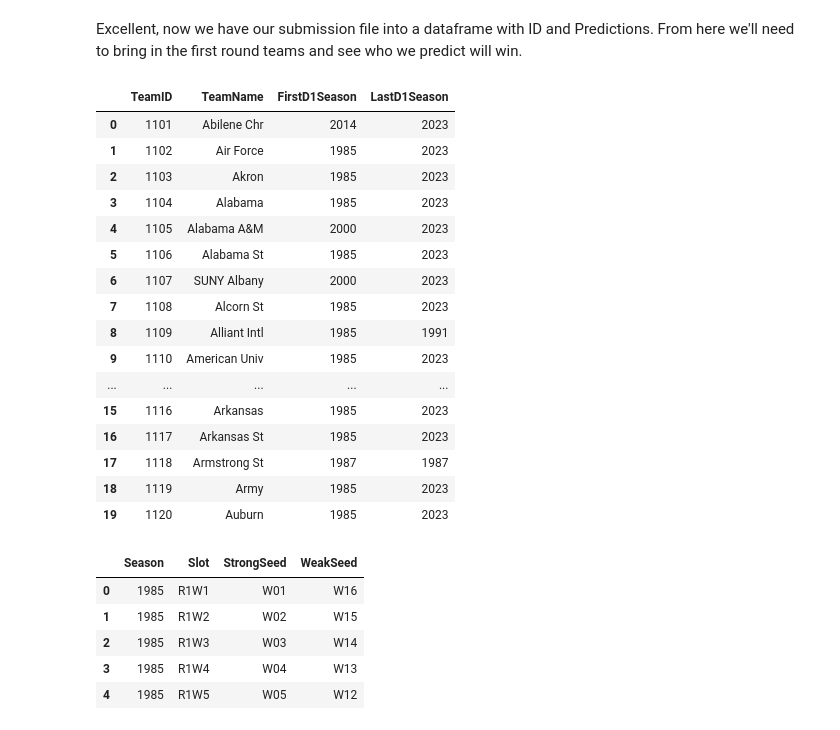
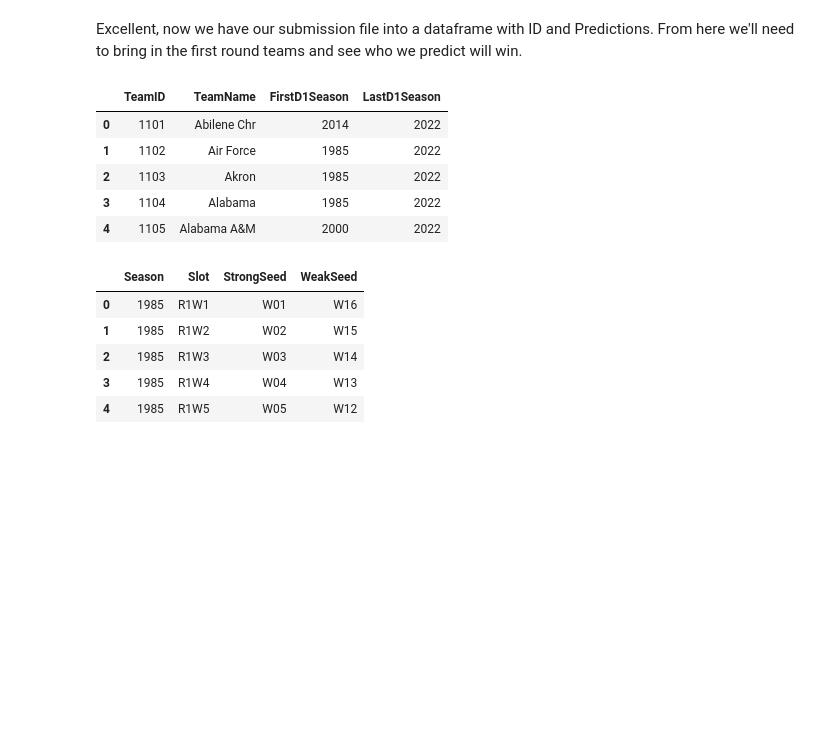
Before and after one commit to sethchart/kaggle-march-machine-learning-mania, a Jupyter notebook: notebooks/highest_scoring_bracket.ipynb, the cells around one changed output. Cells and saved outputs as stored; diff of their text form; code cells hidden in the pictures; blank space fills up the shorter version.

```diff
--- a/notebooks/highest_scoring_bracket.ipynb
+++ b/notebooks/highest_scoring_bracket.ipynb
@@ -20,25 +17,14 @@ df_pred.head()
 Excellent, now we have our submission file into a dataframe with ID and Predictions. From here we'll need to bring in the first round teams and see who we predict will win.
 # %%
 #read in the team data
-df_teams = pd.read_csv('/Users/tamraheberling/Documents/data_ml/MarchMadness2023/data/raw/MTeams.csv')
-df_teams.head(20)
+df_teams = pd.read_csv('../../data/2022/raw/MDataFiles_Stage2/MTeams.csv')
+df_teams.head()
 # %% [output]
 |  | TeamID | TeamName | FirstD1Season | LastD1Season |
-| 0 | 1101 | Abilene Chr | 2014 | 2023 |
-| 1 | 1102 | Air Force | 1985 | 2023 |
-| 2 | 1103 | Akron | 1985 | 2023 |
-| 3 | 1104 | Alabama | 1985 | 2023 |
-| 4 | 1105 | Alabama A&M | 2000 | 2023 |
-| 5 | 1106 | Alabama St | 1985 | 2023 |
-| 6 | 1107 | SUNY Albany | 2000 | 2023 |
-| 7 | 1108 | Alcorn St | 1985 | 2023 |
-| 8 | 1109 | Alliant Intl | 1985 | 1991 |
-| 9 | 1110 | American Univ | 1985 | 2023 |
-| ... | ... | ... | ... | ... |
-| 15 | 1116 | Arkansas | 1985 | 2023 |
-| 16 | 1117 | Arkansas St | 1985 | 2023 |
-| 17 | 1118 | Armstrong St | 1987 | 1987 |
-| 18 | 1119 | Army | 1985 | 2023 |
-| 19 | 1120 | Auburn | 1985 | 2023 |
+| 0 | 1101 | Abilene Chr | 2014 | 2022 |
+| 1 | 1102 | Air Force | 1985 | 2022 |
+| 2 | 1103 | Akron | 1985 | 2022 |
+| 3 | 1104 | Alabama | 1985 | 2022 |
+| 4 | 1105 | Alabama A&M | 2000 | 2022 |
 # %%
 #read in the tournament slot data
```
Also changed, not shown: parts of 44 cells of this notebook, 1 other file.
